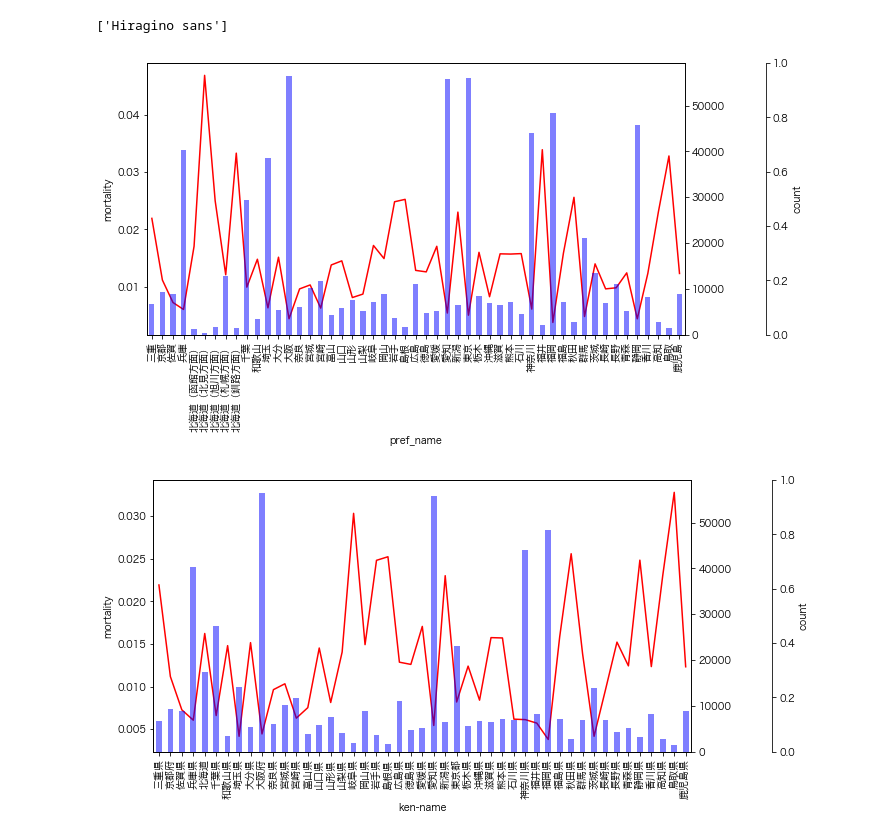
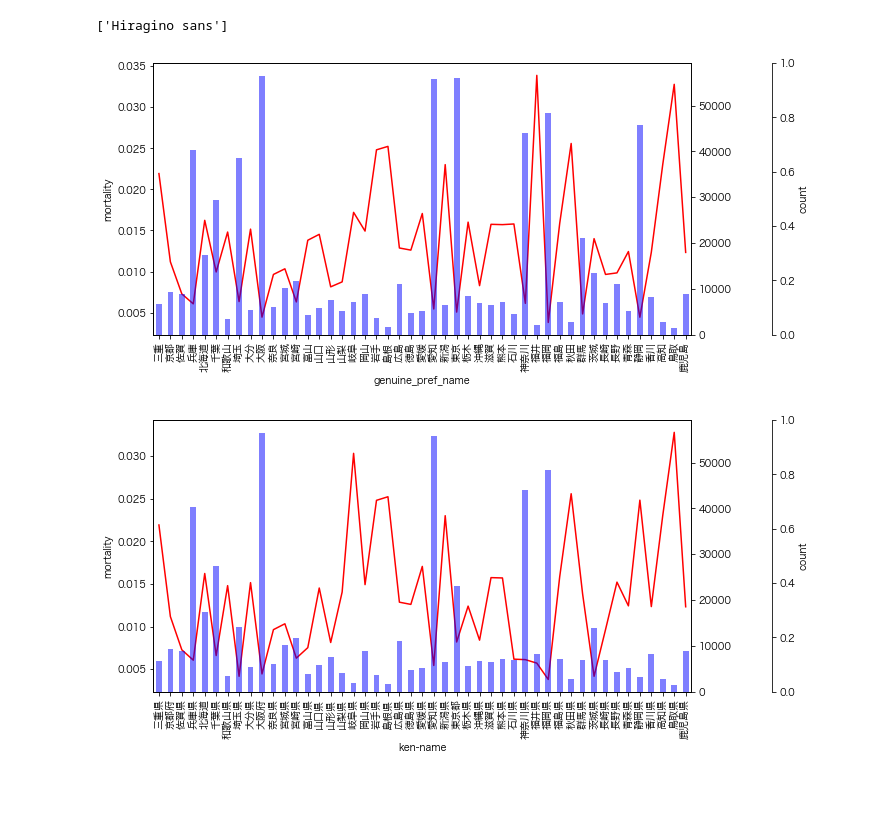
Before and after one commit to KamonohashiPerry/traffic_accident_analysis, a Jupyter notebook: Traffic_Accident_Analysis.ipynb, the cells around one changed output. Drawn from its saved outputs; the diff is of its cells as text; code cells hidden in the pictures; blank space fills up the shorter version.

```diff
--- a/Traffic_Accident_Analysis.ipynb
+++ b/Traffic_Accident_Analysis.ipynb
@@ -1114,7 +1116,7 @@ def GroupbyPlot(df:pd.DataFrame,
     ax3.set_ylabel('count');
     return group_name_summary
 # %%
-traffic_accident_data = pd.read_pickle("traffic_accident_data.pickle")
+traffic_accident_data = pd.read_pickle("data/traffic_accident_data.pickle")
 # %%
 import matplotlib
 print(matplotlib.rcParams['font.family'])
@@ -1124,12 +1126,12 @@ print(matplotlib.rcParams['font.family'])
 # import matplotlib
 # print(matplotlib.get_configdir())
 # %%
-target_string = 'pref_name'
+target_string = 'genuine_pref_name'
 df_summary = GroupbyPlot(df=traffic_accident_data,
                          group=target_string,
                          target="death_flag", y_label="mortality", x_label=target_string)
 # %% [output]
-[figure, old version]
+[figure, new version]
 # %%
 target_string = 'ken-name'
 df_summary = GroupbyPlot(df=traffic_accident_data,
```
Also changed, not shown: parts of 82 cells of this notebook, 8 other files.
